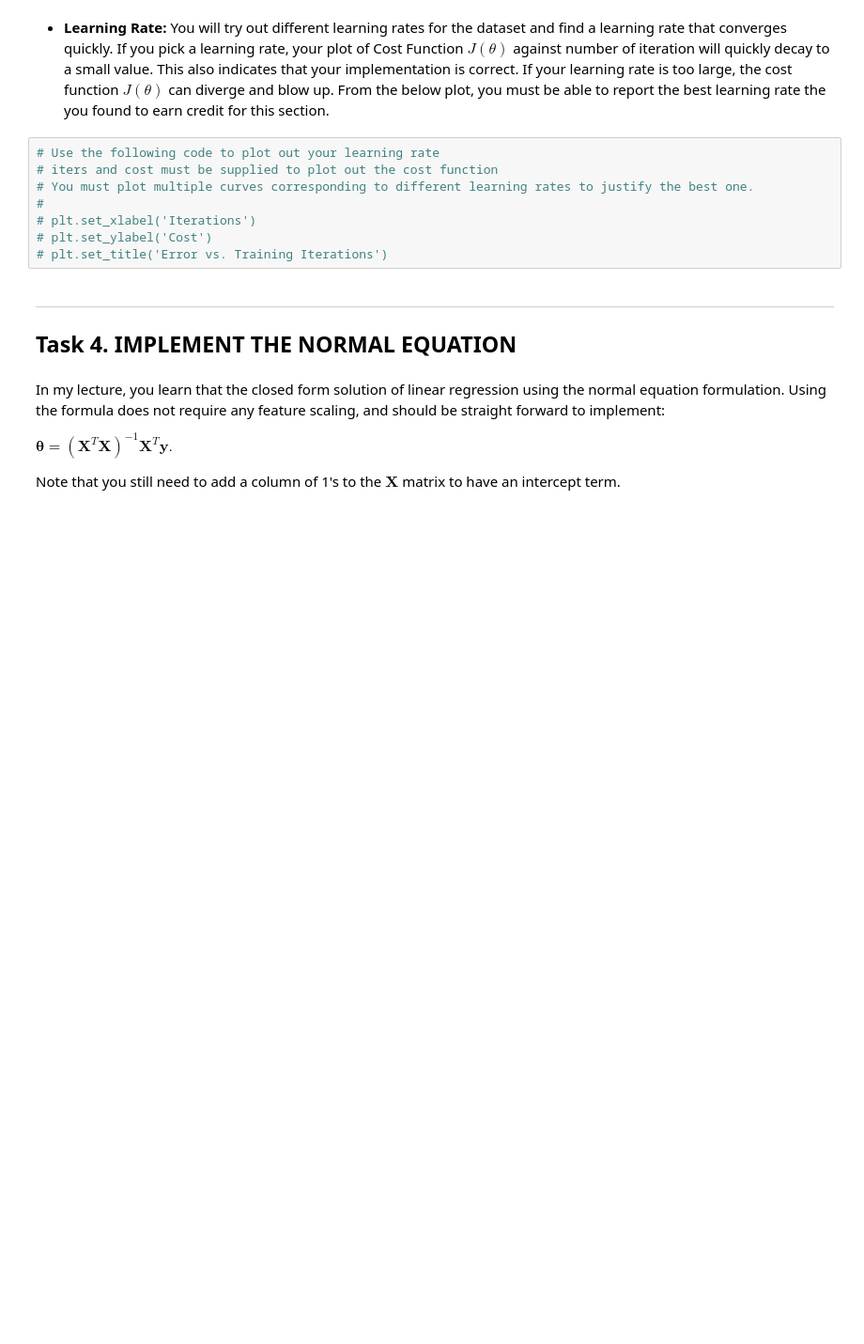
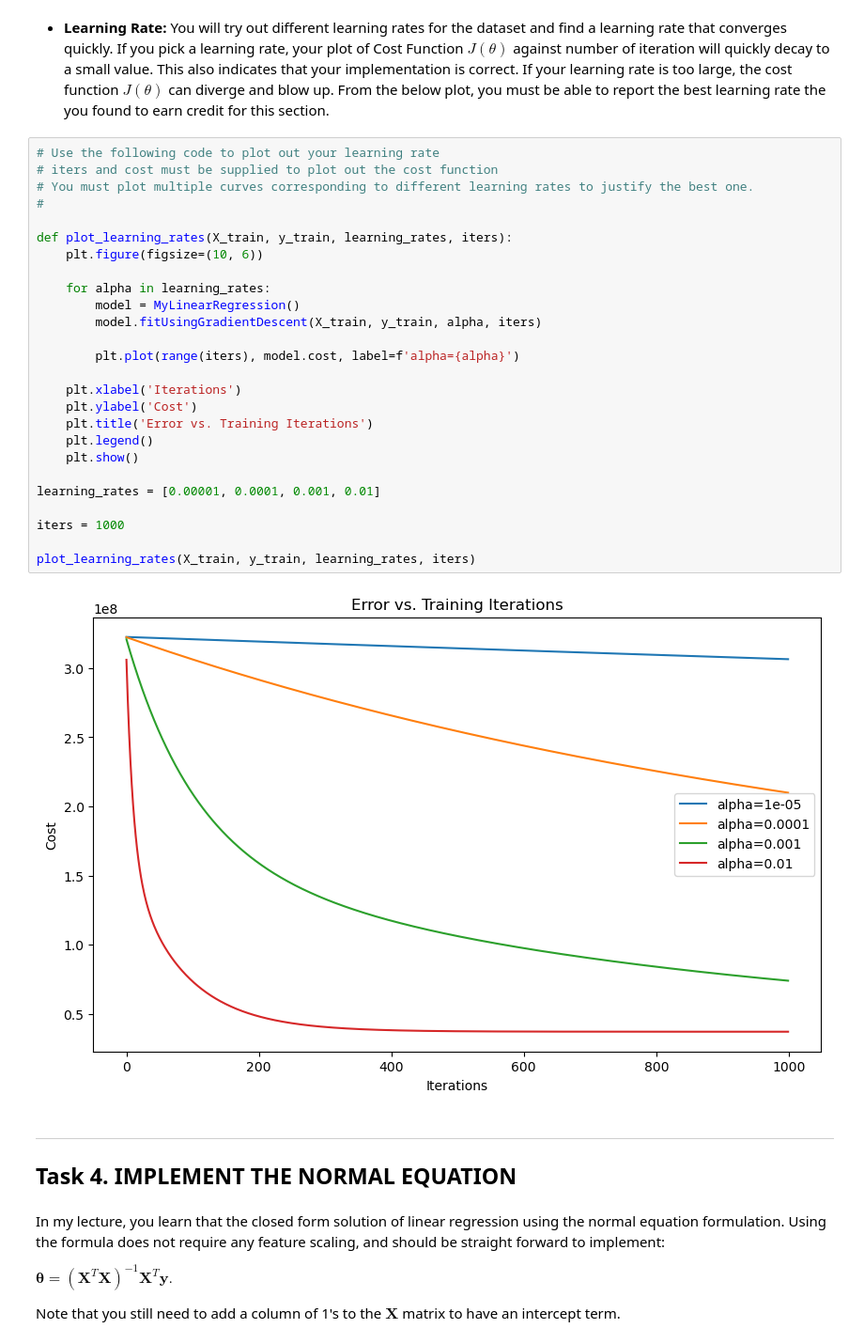
Before and after one commit to eva-butler/CS4774, a Jupyter notebook: Assignment1/sae9fp_Assignment_1.ipynb, the cells around one changed output. Shown: that part at 94% size. Saved outputs shown, nothing was run; the diff lists cells and outputs as text; blank space fills up the shorter version.

```diff
--- a/Assignment1/sae9fp_Assignment_1.ipynb
+++ b/Assignment1/sae9fp_Assignment_1.ipynb
@@ -257,11 +299,31 @@ myGradientDescentModel = MyLinearRegression()
 # %%
 # Use the following code to plot out your learning rate
 # iters and cost must be supplied to plot out the cost function
 # You must plot multiple curves corresponding to different learning rates to justify the best one.
 #
-# plt.set_xlabel('Iterations')
-# plt.set_ylabel('Cost')
-# plt.set_title('Error vs. Training Iterations')
+
+def plot_learning_rates(X_train, y_train, learning_rates, iters):
+    plt.figure(figsize=(10, 6))
+
+    for alpha in learning_rates:
+        model = MyLinearRegression()
+        model.fitUsingGradientDescent(X_train, y_train, alpha, iters)
+
+        plt.plot(range(iters), model.cost, label=f'alpha={alpha}')
+
+    plt.xlabel('Iterations')
+    plt.ylabel('Cost')
+    plt.title('Error vs. Training Iterations')
+    plt.legend()
+    plt.show()
+
+learning_rates = [0.00001, 0.0001, 0.001, 0.01]
+
+iters = 1000
+
+plot_learning_rates(X_train, y_train, learning_rates, iters)
+# %% [output]
+[figure, added]
 # %% [markdown]
 - - -
 ## Task 4. IMPLEMENT THE NORMAL EQUATION
```
Also changed, not shown: parts of 7 cells of this notebook.
